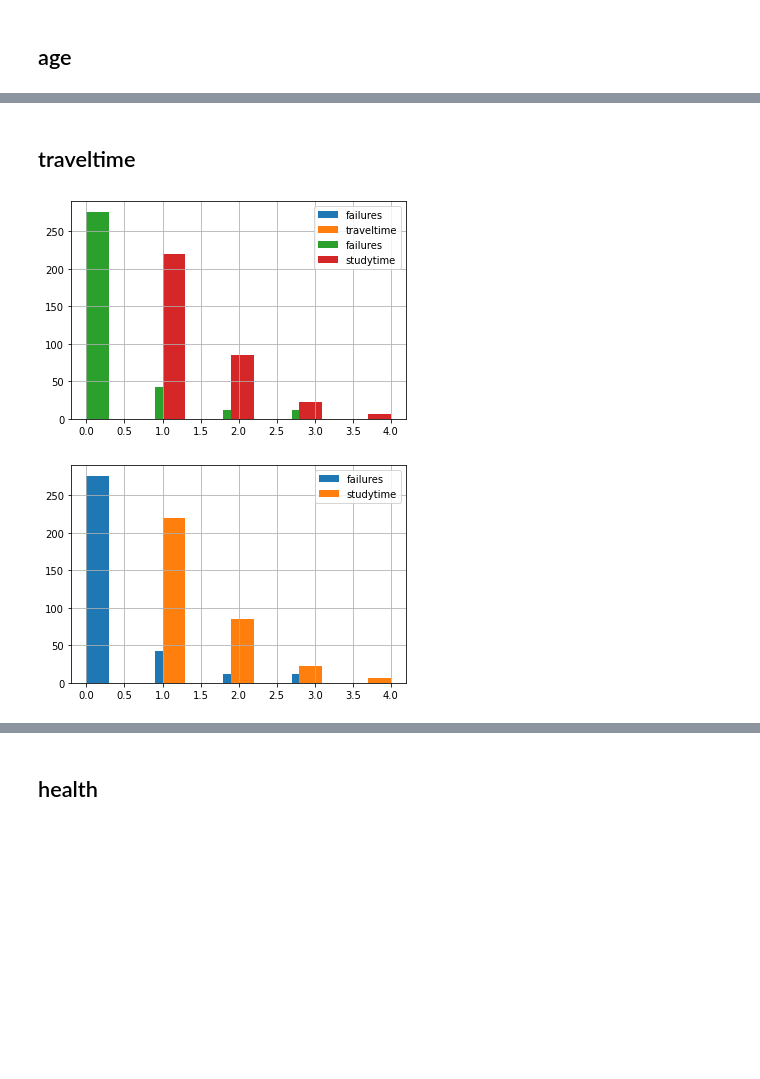
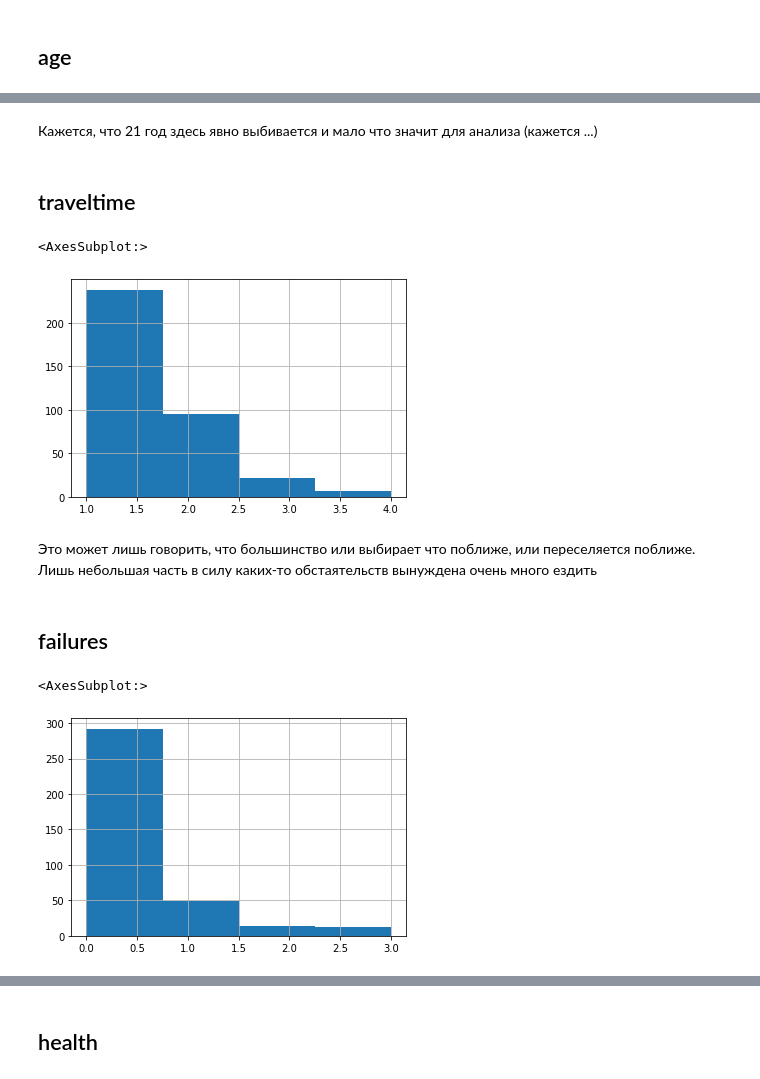
Before and after one commit to todoshcenko/ds_repo_1, a Jupyter notebook: module_2/stud_math.ipynb, the cells around one changed output, grey strips where cells are left out. Cells and saved outputs as stored; diff of their text form; code cells hidden in the pictures; blank space fills up the shorter version.

```diff
--- a/module_2/stud_math.ipynb
+++ b/module_2/stud_math.ipynb
@@ -104,0 +110,2 @@ math.age.hist(bins=10)
+# %% [markdown]
+Кажется, что 21 год здесь явно выбивается и мало что значит для анализа (кажется ...)
@@ -105,16 +114,18 @@ math.age.hist(bins=10)
 # %% [markdown]
 ## traveltime
 # %%
-for col in ['failures', 'traveltime']:
-    math[col] = math[col].fillna(math[col].mode())
-    math[col].hist(label=col)
-plt.legend();
+#math[col] = math[col].fillna(math[col].mode())
+math.traveltime.hist(bins=4)
 # %% [output]
+<AxesSubplot:>
-[figure, old version]
+[figure, new version]
+# %% [markdown]
+Это может лишь говорить, что большинство или выбирает что поближе, или переселяется поближе. Лишь небольшая часть в силу каких-то обстаятельств вынуждена очень много ездить
+# %% [markdown]
+## failures
 # %%
-for col in ['failures', 'studytime']:
-    math[col] = math[col].fillna(math[col].mode())
-    math[col].hist(label=col)
-plt.legend();
+#math[col] = math[col].fillna(math[col].mode())
+math.failures.hist(bins=4)
 # %% [output]
+<AxesSubplot:>
-[figure, old version]
+[figure, new version]
```
Also changed, not shown: parts of 18 cells of this notebook.
